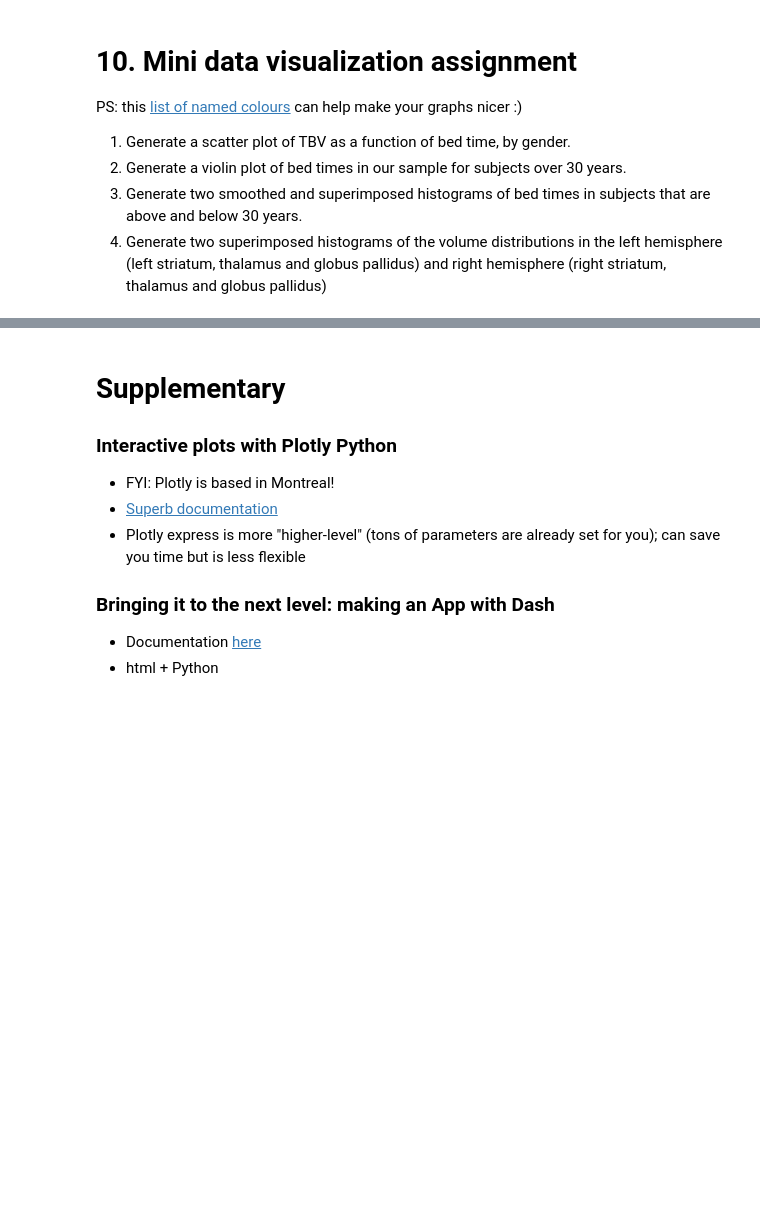
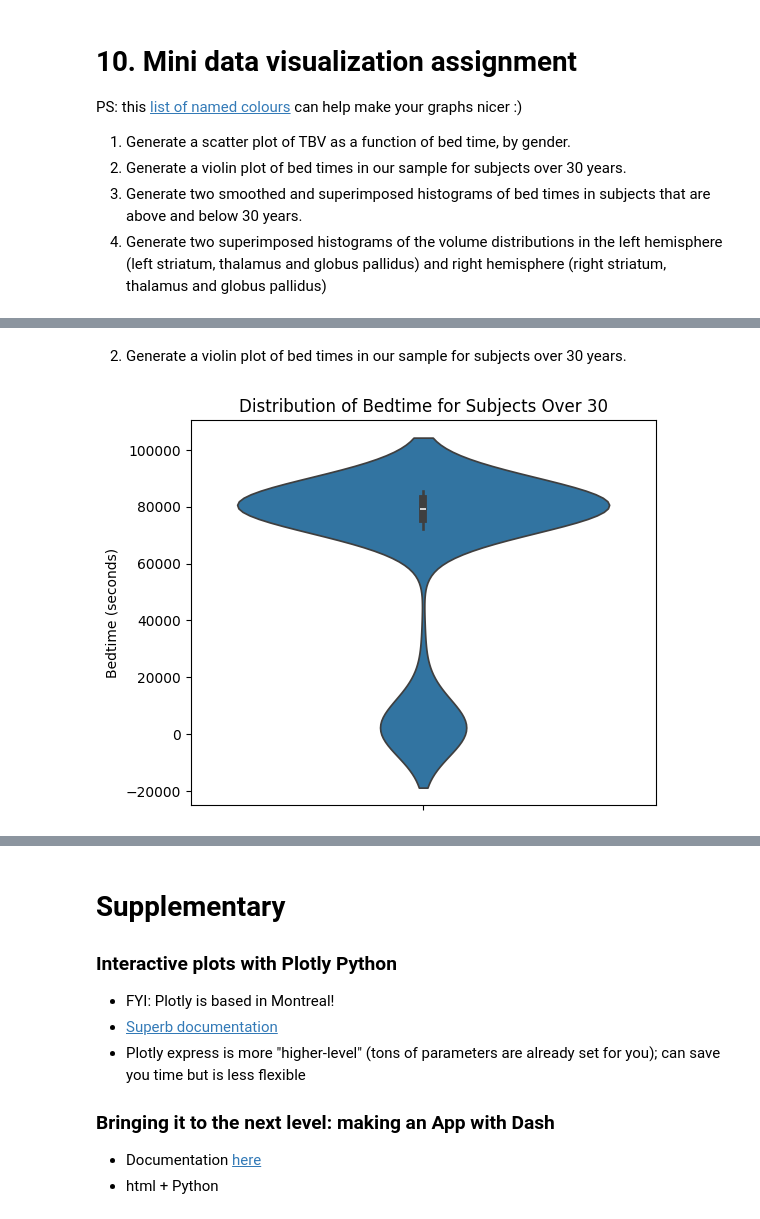
Before and after one commit to nazaninmehregan/AI4Goodlab2025, a Jupyter notebook: CSV_preparation.ipynb, the cells around one changed output, grey strips where cells are left out. Cells and saved outputs as stored; diff of their text form; code cells hidden in the pictures; blank space fills up the shorter version.

```diff
--- a/CSV_preparation.ipynb
+++ b/CSV_preparation.ipynb
@@ -799,0 +948,16 @@ PS: this [list of named colours](https://matplotlib.org/3.5.0/gallery/color/name
+# %% [markdown]
+2. Generate a violin plot of bed times in our sample for subjects over 30 years.
+# %%
+import seaborn as sns
+
+# Filter data for subjects over age 30
+over_30 = df_final[df_final['Age'] > 30]
+
+# Violin plot shows distribution (like smoothed boxplot)
+plt.figure(figsize=(6, 5))
+sns.violinplot(y=over_30['PSQI_BedTime'])
+plt.title('Distribution of Bedtime for Subjects Over 30')
+plt.ylabel('Bedtime (seconds)')
+plt.show()
+# %% [output]
+[figure, added]
```
Also changed, not shown: parts of 22 cells of this notebook.
